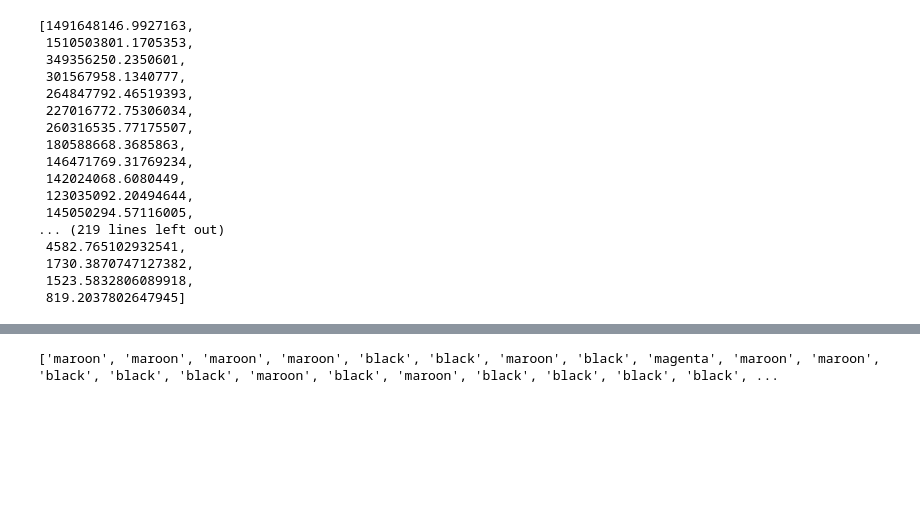
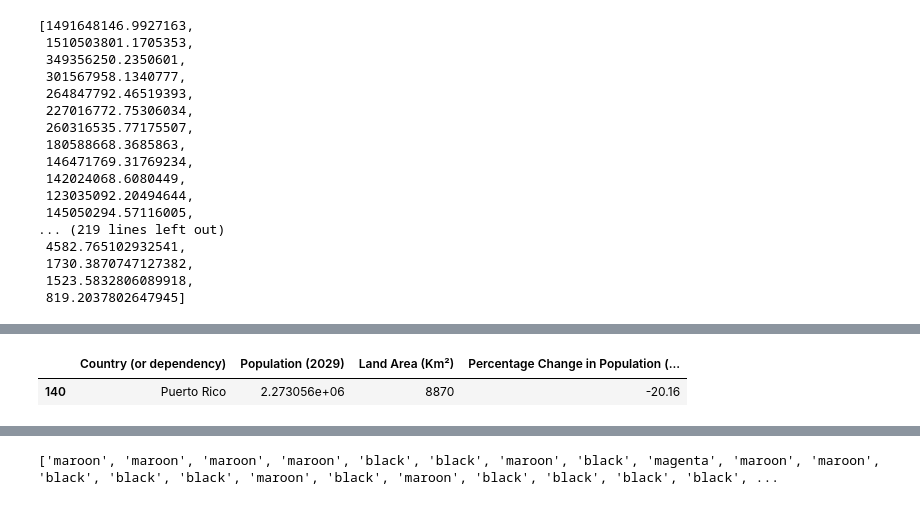
Before and after one commit to TheRealGeeBee/World-Population-Forecast, a Jupyter notebook: World_Population (2029).ipynb, the cells around one changed output, grey strips where cells are left out. Cells and saved outputs as stored; diff of their text form; code cells hidden in the pictures; blank space fills up the shorter version.

```diff
--- a/World_Population (2029).ipynb
+++ b/World_Population (2029).ipynb
@@ -183,3 +183,9 @@ df[df['Percentage Change in Population (from 2020)'] == 40.37252600208118] #Nige
+# %%
+df['Percentage Change in Population (from 2020)'].min()
+df[df['Percentage Change in Population (from 2020)'] == -20.16] #Puerto Rico would record the lowest population growth.
+# %% [output]
+|  | Country (or dependency) | Population (2029) | Land Area (Km²) | Percentage Change in Population (... |
+| 140 | Puerto Rico | 2.273056e+06 | 8870 | -20.16 |
 # %%
 df[:21]
 # %% [output]
```
Also changed, not shown: parts of 6 cells of this notebook.
